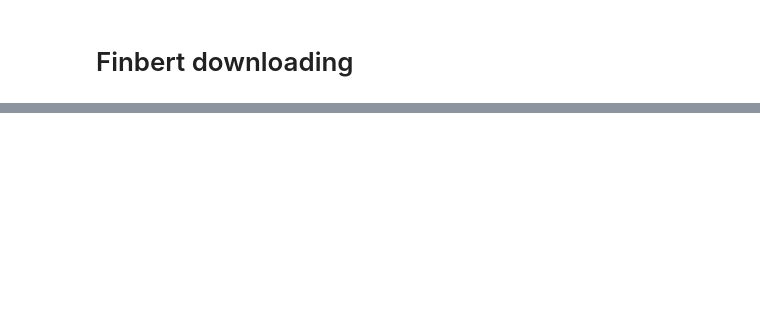
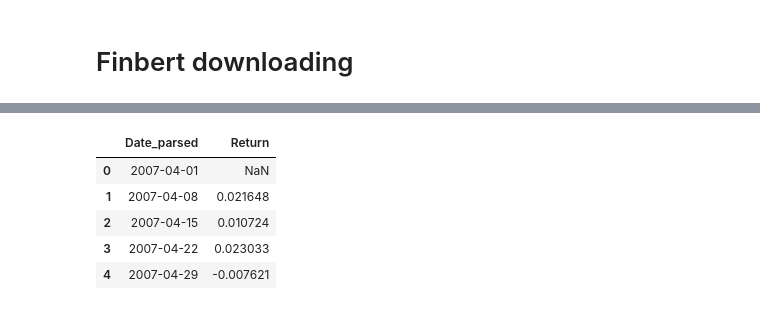
Before and after one commit to amjn480/project_ml_pm_vautrin_jean, a Jupyter notebook: main.ipynb, the cells around one changed output, grey strips where cells are left out. Cells and saved outputs as stored; diff of their text form; code cells hidden in the pictures; blank space fills up the shorter version.

```diff
--- a/main.ipynb
+++ b/main.ipynb
@@ -972,36 +1148,47 @@ def get_aligned_returns(ticker, freq="W", start=None, end=None, ref_df=None):
     Returns
     -------
     returns_df : pd.DataFrame
-        DataFrame with columns ['Date', 'Return'] aligned with ref_df (if provided).
+        DataFrame with columns ['Date', 'Return'] aligned with ref_df (if provided),
+        with date formatted as yyyy-mm-dd.
     """
 
     # --- Download data ---
     dat = yf.Ticker(ticker)
     data = dat.history(period="max" if start is None and end is None else None,
                        start=start, end=end)
 
     if data.empty:
         raise ValueError(f"No data found for ticker {ticker}")
 
     data = data[["Close"]].copy()
     data.index = pd.to_datetime(data.index)
 
     # --- Resample to the desired frequency ---
     data_resampled = data.resample(freq).last()
 
     # --- Compute returns ---
     data_resampled["Return"] = data_resampled["Close"].pct_change()
 
     # --- Format output ---
     data_resampled = data_resampled.reset_index().rename(columns={"Date": "Date_parsed"})
+    data_resampled["Date_parsed"] = data_resampled["Date_parsed"].dt.strftime("%Y-%m-%d")
 
     # --- Align with reference DataFrame if provided ---
     if ref_df is not None:
-        aligned = pd.merge(ref_df, data_resampled[["Date_parsed", "Return"]], on="Date_parsed", how="left")
+        ref_df_copy = ref_df.copy()
+        ref_df_copy["Date_parsed"] = pd.to_datetime(ref_df_copy["Date_parsed"]).dt.strftime("%Y-%m-%d")
+        aligned = pd.merge(ref_df_copy, data_resampled[["Date_parsed", "Return"]], on="Date_parsed", how="left")
         return aligned
     else:
-        return data_resampled[["Date_parsed", "Return"]]
+        return data_resampled[["Date_parsed", "Return_{ticker}"]]
 
+# Example usage
 res = get_aligned_returns("^STOXX50E")
-
 res.head()
+# %% [output]
+|  | Date_parsed | Return |
+| 0 | 2007-04-01 | NaN |
+| 1 | 2007-04-08 | 0.021648 |
+| 2 | 2007-04-15 | 0.010724 |
+| 3 | 2007-04-22 | 0.023033 |
+| 4 | 2007-04-29 | -0.007621 |
```
Also changed, not shown: parts of 13 cells of this notebook.
